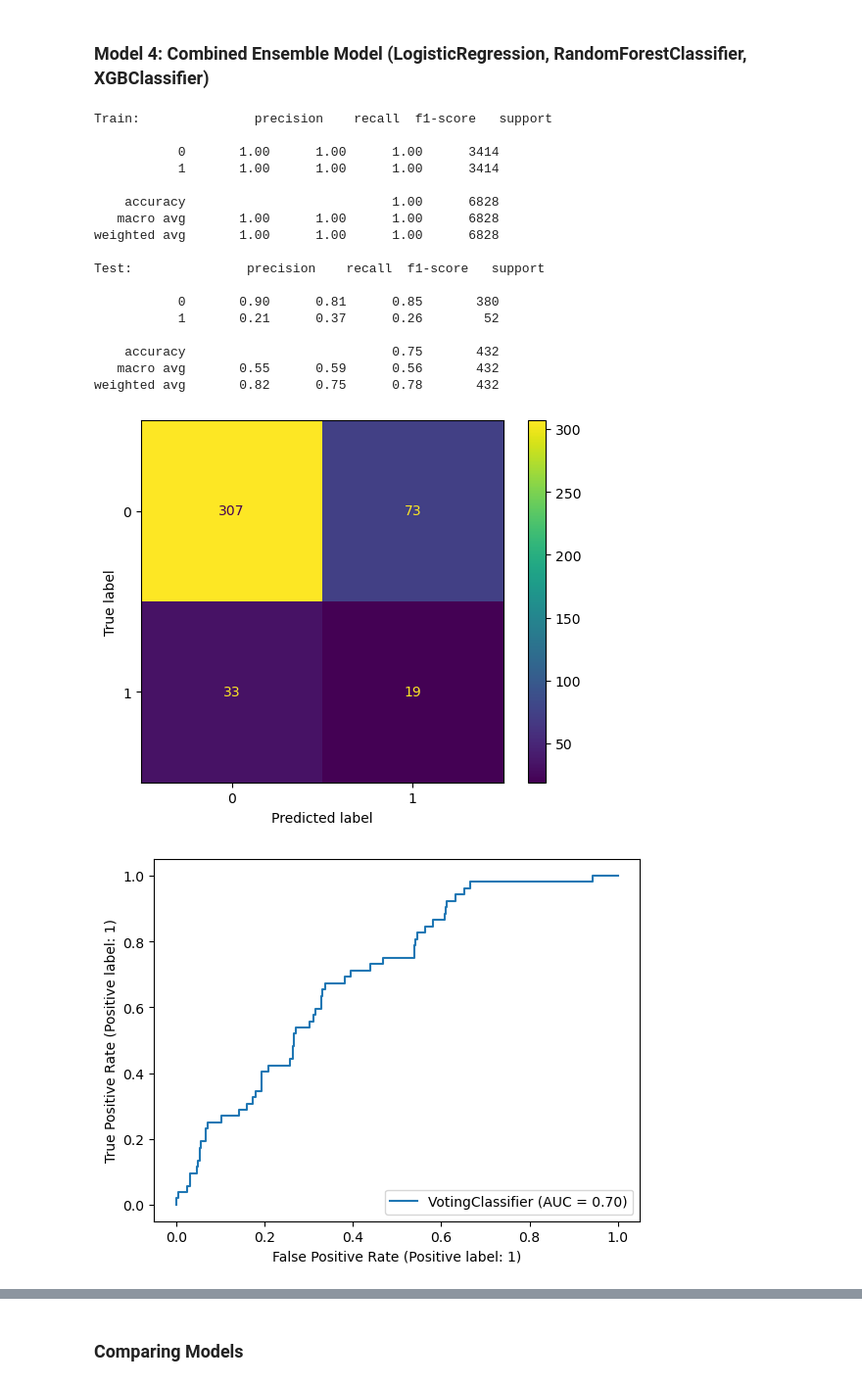
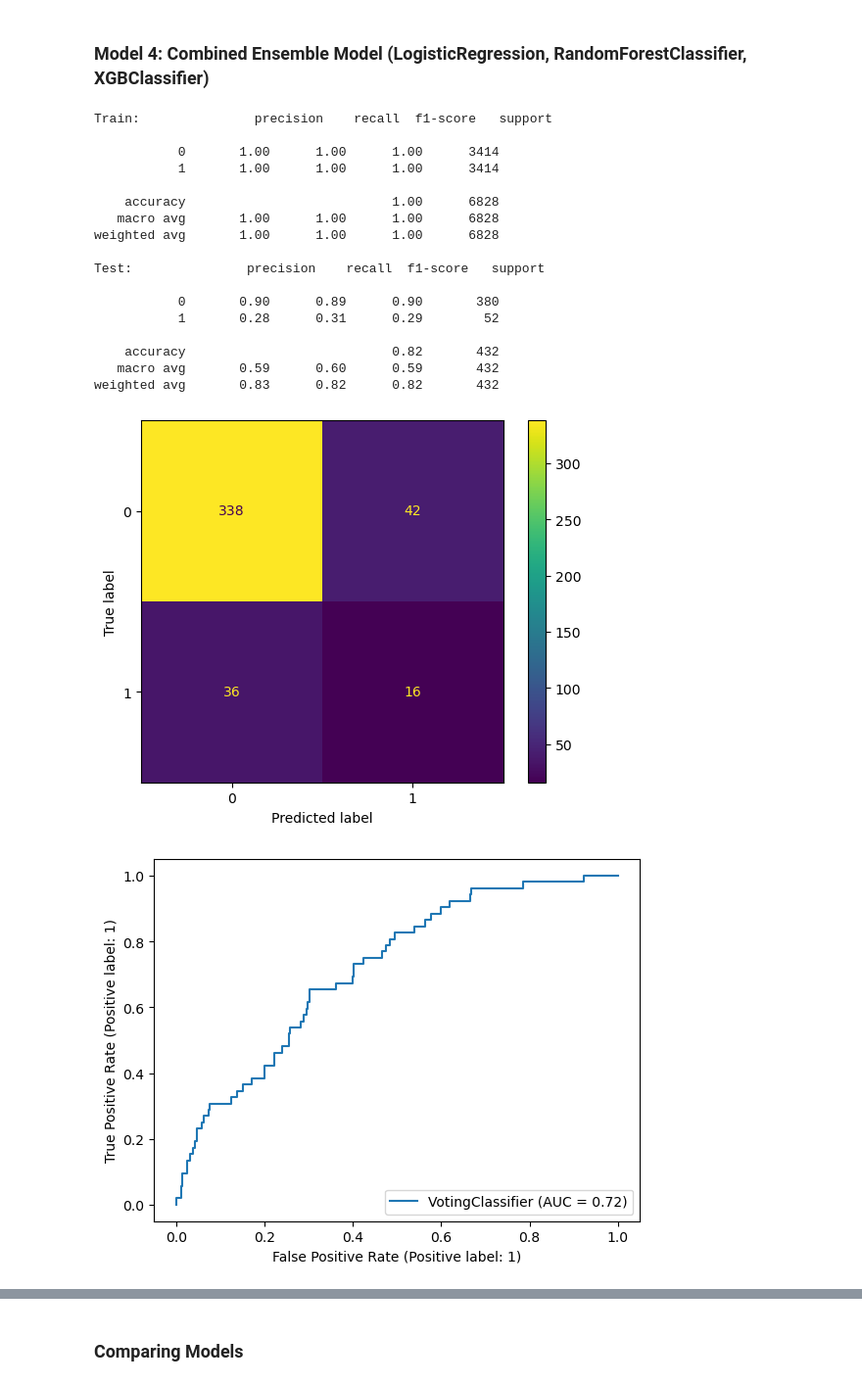
Before and after one commit to RH3421/Reducing_NBA_Injuries, a Jupyter notebook: Main_Notebook.ipynb, the cells around one changed output, grey strips where cells are left out. Shown at 98% size. Drawn from its saved outputs; the diff is of its cells as text; code cells hidden in the pictures.

```diff
--- a/Main_Notebook.ipynb
+++ b/Main_Notebook.ipynb
@@ -347,7 +347,7 @@ Assign X and y values, train_test_split, scale data.
 # Assign X and y.
 y = df_con.out_for_season
 X = df_con[best_features]
-X_train, X_test, y_train, y_test = train_test_split(X, y, stratify=y, test_size=0.10, random_state=22)
+X_train, X_test, y_train, y_test = train_test_split(X, y, stratify=y, test_size=0.1, random_state=22)
 # %% [markdown]
 Assess for high multicollinearity via Variance Inflation Factor (VIF).
 # %%
@@ -587,6 +567,6 @@ LogisticRegression with GridSearchCV hyperparameter optimization resulted in an
 # %%
 # Instantiate, fit, and run model with best parameters
-lr = LogisticRegression(max_iter=100, C = 1, class_weight= {0:1,1:1.75}, penalty='l1', solver='saga')
+lr = LogisticRegression(max_iter=100, C = .1, solver='liblinear')
 lr.fit(X_train_scaled, y_train)
 print(np.exp(lr.coef_))
 COEF = np.exp(lr.coef_[0])
@@ -699,42 +676,42 @@ XGBClassifier with GridSearchCV hyperparameter optimization underperformed the R
 ### Model 4: Combined Ensemble Model (LogisticRegression, RandomForestClassifier, XGBClassifier)
 # %%
 # Combined hypertuned prior models for ultimate ensemble
-clf1 = LogisticRegression(max_iter=100, C = 1, class_weight= {0:1,1:1.75}, penalty='l1', solver='saga')
-clf2 = RandomForestClassifier(class_weight= {0: 1, 1: 5}, criterion='entropy', max_depth=50)
-clf3 = XGBClassifier(booster='gbtree', eta=0.25, scale_pos_weight = 1000, max_depth=15)
+clf1 = LogisticRegression(max_iter=100, C = .1, solver='liblinear')
+clf2 = RandomForestClassifier(class_weight= {0: 1, 1: 10}, criterion='entropy', max_depth=50)
+clf3 = XGBClassifier(booster='gbtree', eta=0.5, scale_pos_weight = 10)
 
 w_avg = VotingClassifier(estimators=[
     ('lr', clf1),
     ('rf', clf2),
     ('xgb', clf3)],
      voting='soft')
 w_avg.fit(X_train_scaled, y_train)
 y_hat_train = w_avg.predict(X_train_scaled)
 y_hat_test = w_avg.predict(X_test_scaled)
 print(f'Train: {classification_report(y_train, y_hat_train)}')
 print(f'Test: {classification_report(y_test, y_hat_test)}')
 
 # Plot confusion matrix and ROC AUC
 ConfusionMatrixDisplay.from_estimator(w_avg, X_test_scaled, y_test)
 RocCurveDisplay.from_estimator(w_avg, X_test_scaled, y_test);
 # %% [output]
 Train:               precision    recall  f1-score   support
 
            0       1.00      1.00      1.00      3414
            1       1.00      1.00      1.00      3414
 
     accuracy                           1.00      6828
    macro avg       1.00      1.00      1.00      6828
 weighted avg       1.00      1.00      1.00      6828
 
 Test:               precision    recall  f1-score   support
 
-           0       0.90      0.81      0.85       380
-           1       0.21      0.37      0.26        52
+           0       0.90      0.89      0.90       380
+           1       0.28      0.31      0.29        52
 
-    accuracy                           0.75       432
-   macro avg       0.55      0.59      0.56       432
-weighted avg       0.82      0.75      0.78       432
+    accuracy                           0.82       432
+   macro avg       0.59      0.60      0.59       432
+weighted avg       0.83      0.82      0.82       432
-[figure, old version]
+[figure, new version]
-[figure, old version]
+[figure, new version]
 # %% [markdown]
```
Also changed, not shown: parts of 15 cells of this notebook, 4 other files.
